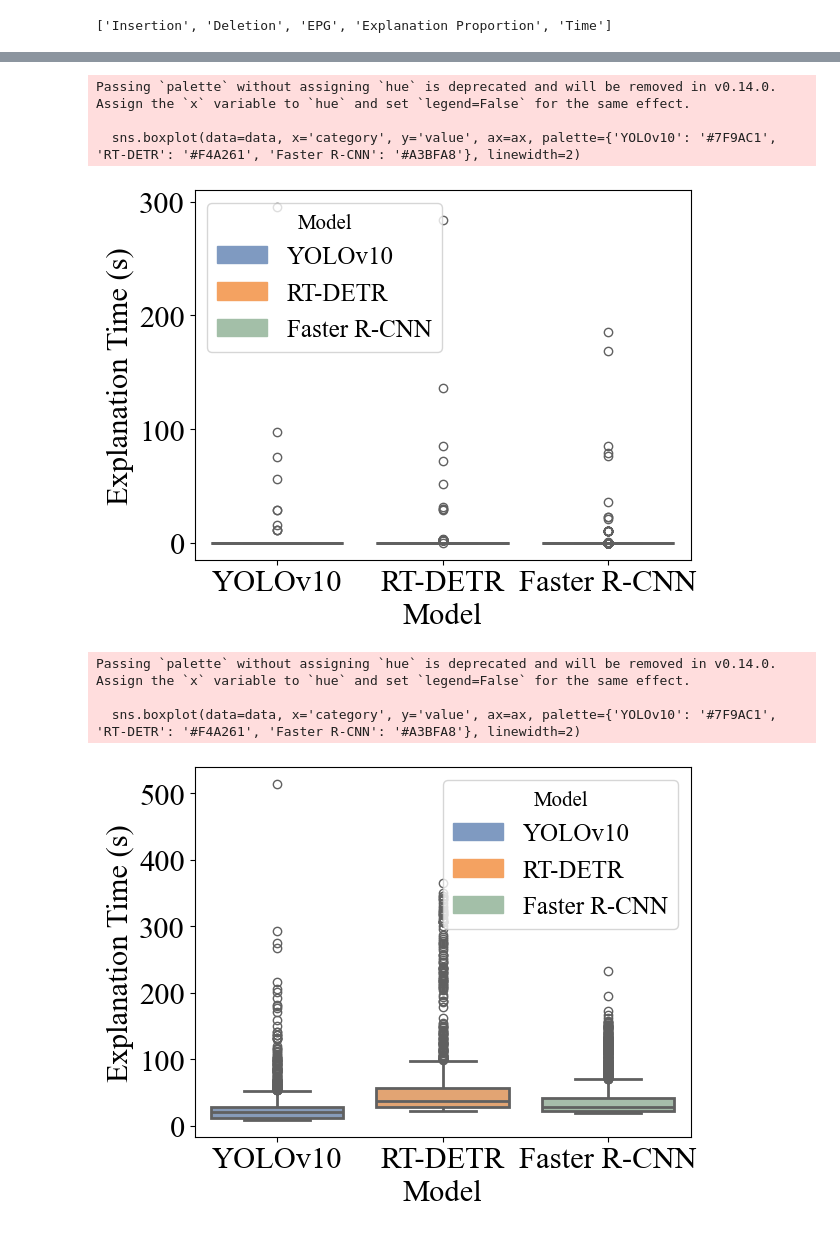
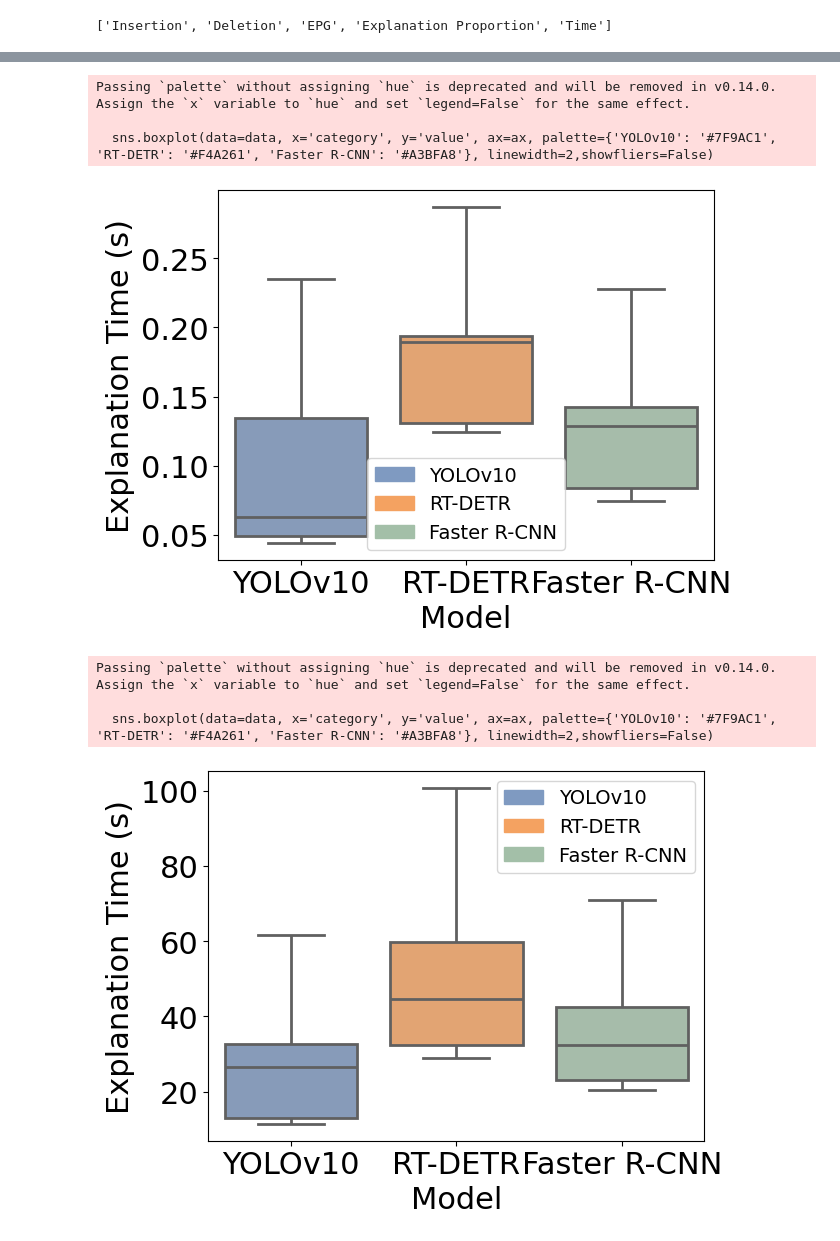
Before and after one commit to santiago-calderon-pena/IncX, a Jupyter notebook: experiment-results.ipynb, the cells around one changed output, grey strips where cells are left out. Drawn from its saved outputs; the diff is of its cells as text; code cells hidden in the pictures.

Commit message:
Remove unnecessary data

```diff
--- a/experiment-results.ipynb
+++ b/experiment-results.ipynb
@@ -1,7 +1,8 @@
 # %%
 import joblib
 
-metrics_results = joblib.load('data/metrics_results.pkl')
+metrics_results = joblib.load('data/test.pkl')
+
 incrx_results = metrics_results['Incx']
 d_rise_results = metrics_results['D-RISE']
 # %%
@@ -139,7 +90,7 @@ import matplotlib.pyplot as plt
 import matplotlib.patches as mpatches
 
 def filter_array_2(array):
-    return array[array <= 800]
+    return array
 
 yolo = filter_array_2(filter_array(np.array(incrx_results['YOLO']['Time']).flatten()))
 rtdetr = filter_array_2(filter_array(np.array(incrx_results['RT_DETR']['Time']).flatten()))
@@ -152,44 +103,37 @@ data_fasterrcnn = pd.DataFrame({'value': fasterrcnn, 'category': 'Faster R-CNN'}
 
 # Combine the DataFrames
 data = pd.concat([data_yolo, data_rtdetr, data_fasterrcnn])
 
-# Configure matplotlib to use Times New Roman font
-plt.rcParams.update({
-    'font.family': 'serif',
-    'font.serif': ['Times New Roman'],
-    'text.usetex': False  # Disable LaTeX rendering
-})
-
 # Create the figure and axes
 fig, ax = plt.subplots()
 
 # Create boxplots with slightly more saturated yet soft colors and thicker lines
-sns.boxplot(data=data, x='category', y='value', ax=ax, palette={'YOLOv10': '#7F9AC1', 'RT-DETR': '#F4A261', 'Faster R-CNN': '#A3BFA8'}, linewidth=2)
+sns.boxplot(data=data, x='category', y='value', ax=ax, palette={'YOLOv10': '#7F9AC1', 'RT-DETR': '#F4A261', 'Faster R-CNN': '#A3BFA8'}, linewidth=2,showfliers=False)
 
 # Customize the plot with increased font sizes
 ax.set_xlabel('Model', fontsize=22)
 ax.set_ylabel('Explanation Time (s)', fontsize=22)
 
 # Increase tick label font size
 ax.tick_params(axis='both', which='major', labelsize=22)
 
 # Add a legend with increased font size
 handles = [
     mpatches.Patch(color='#7F9AC1', label='YOLOv10'),
     mpatches.Patch(color='#F4A261', label='RT-DETR'),
     mpatches.Patch(color='#A3BFA8', label='Faster R-CNN')
 ]
-ax.legend(handles=handles, title='Model', loc='best', fontsize=18, title_fontsize='15')
+ax.legend(handles=handles, loc='best', fontsize=14, title_fontsize='15')
 
 # Show the plot
 plt.savefig("blob/incrx_boxplot.pdf", format="pdf", bbox_inches="tight", pad_inches=0, dpi=300)
 
 plt.show()
 # %% [output]
 Passing `palette` without assigning `hue` is deprecated and will be removed in v0.14.0. Assign the `x` variable to `hue` and set `legend=False` for the same effect.
 
-  sns.boxplot(data=data, x='category', y='value', ax=ax, palette={'YOLOv10': '#7F9AC1', 'RT-DETR': '#F4A261', 'Faster R-CNN': '#A3BFA8'}, linewidth=2)
+  sns.boxplot(data=data, x='category', y='value', ax=ax, palette={'YOLOv10': '#7F9AC1', 'RT-DETR': '#F4A261', 'Faster R-CNN': '#A3BFA8'}, linewidth=2,showfliers=False)
-[figure, old version]
+[figure, new version]
 # %%
 import seaborn as sns
 import pandas as pd
@@ -209,18 +153,11 @@ data_fasterrcnn = pd.DataFrame({'value': fasterrcnn, 'category': 'Faster R-CNN'}
 # Combine the DataFrames
 data = pd.concat([data_yolo, data_rtdetr, data_fasterrcnn])
 
-# Configure matplotlib to use Times New Roman font
-plt.rcParams.update({
-    'font.family': 'serif',
-    'font.serif': ['Times New Roman'],
-    'text.usetex': False  # Disable LaTeX rendering
-})
-
 # Create the figure and axes
 fig, ax = plt.subplots()
 
 # Create boxplots with slightly more saturated yet soft colors and thicker lines
-sns.boxplot(data=data, x='category', y='value', ax=ax, palette={'YOLOv10': '#7F9AC1', 'RT-DETR': '#F4A261', 'Faster R-CNN': '#A3BFA8'}, linewidth=2)
+sns.boxplot(data=data, x='category', y='value', ax=ax, palette={'YOLOv10': '#7F9AC1', 'RT-DETR': '#F4A261', 'Faster R-CNN': '#A3BFA8'}, linewidth=2,showfliers=False)
 
 # Customize the plot with increased font sizes
 ax.set_xlabel('Model', fontsize=22)
@@ -235,7 +172,7 @@ handles = [
     mpatches.Patch(color='#F4A261', label='RT-DETR'),
     mpatches.Patch(color='#A3BFA8', label='Faster R-CNN')
 ]
-ax.legend(handles=handles, title='Model', loc='best', fontsize=18, title_fontsize='15')
+ax.legend(handles=handles,  loc='best', fontsize=14, title_fontsize='15')
 
 # Show the plot
 plt.savefig("blob/drise_boxplot.pdf", format="pdf", bbox_inches="tight", pad_inches=0, dpi=300)
@@ -244,8 +181,8 @@ plt.show()
 # %% [output]
 Passing `palette` without assigning `hue` is deprecated and will be removed in v0.14.0. Assign the `x` variable to `hue` and set `legend=False` for the same effect.
 
-  sns.boxplot(data=data, x='category', y='value', ax=ax, palette={'YOLOv10': '#7F9AC1', 'RT-DETR': '#F4A261', 'Faster R-CNN': '#A3BFA8'}, linewidth=2)
+  sns.boxplot(data=data, x='category', y='value', ax=ax, palette={'YOLOv10': '#7F9AC1', 'RT-DETR': '#F4A261', 'Faster R-CNN': '#A3BFA8'}, linewidth=2,showfliers=False)
-[figure, old version]
+[figure, new version]
 # %%
 import joblib
 from incx.models.model_enum import ModelEnum
```
Also changed, not shown: parts of 8 cells of this notebook.
